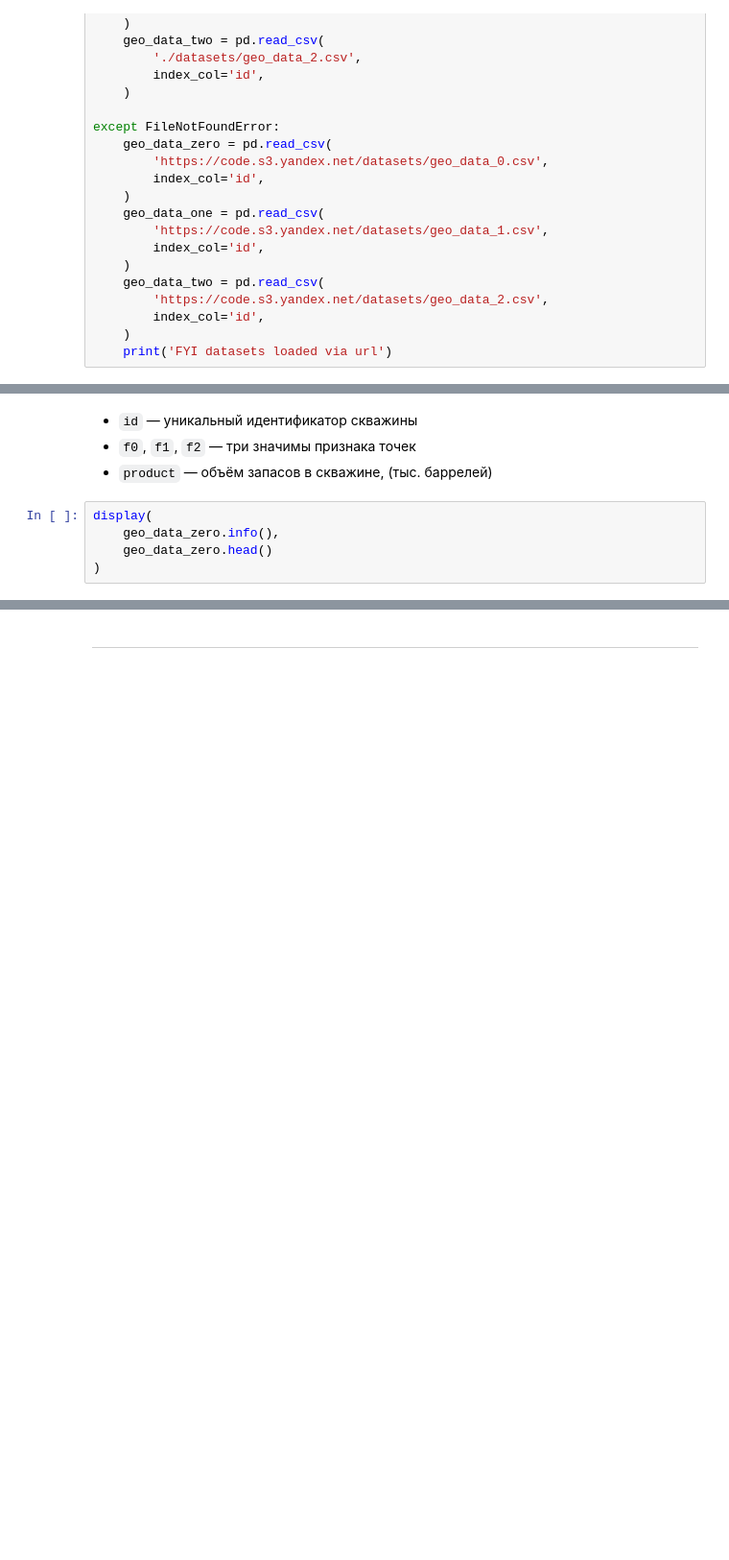
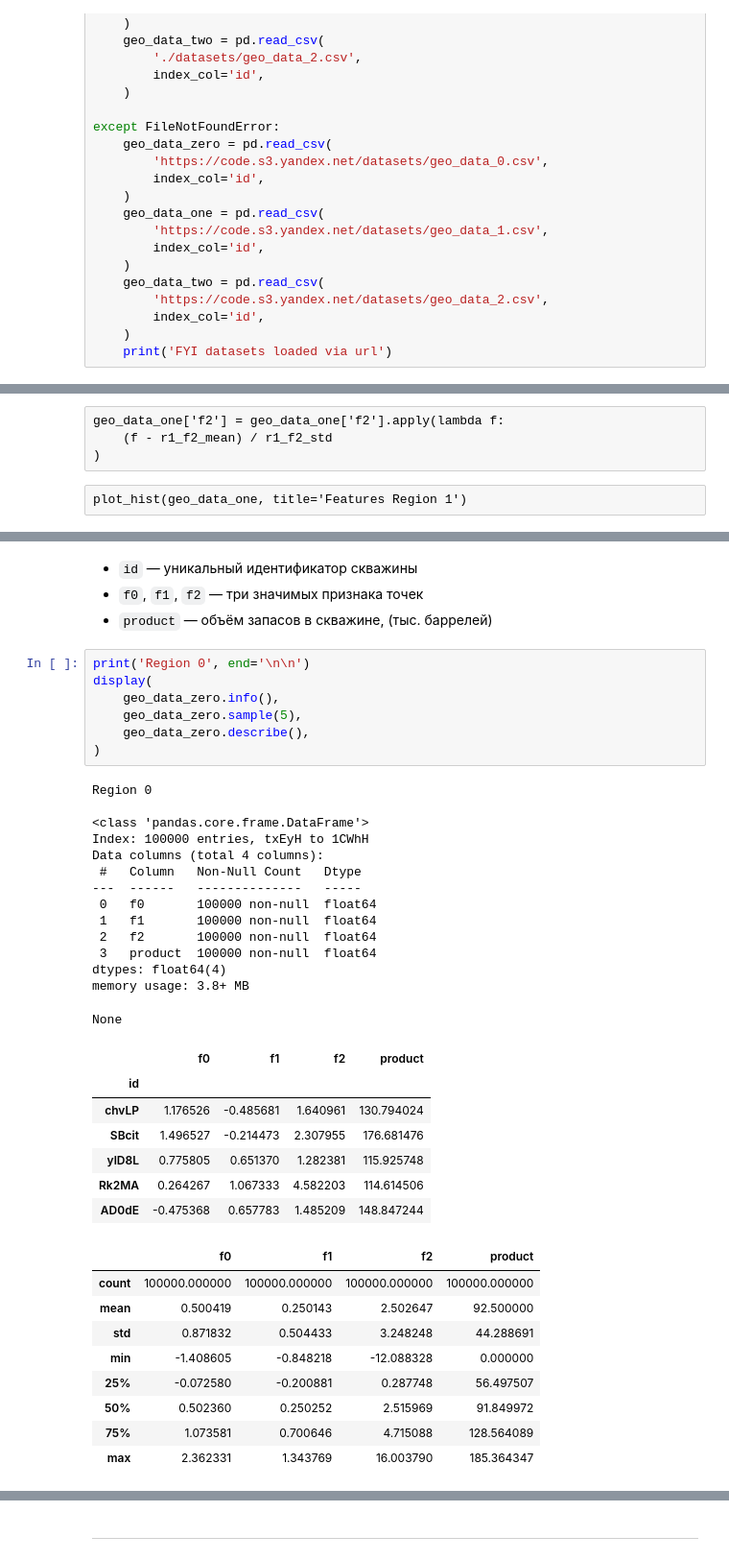
Before and after one commit to zabelin-ds/practicum, a Jupyter notebook: 08_project/sprint_11.ipynb, the cells around one changed output, grey strips where cells are left out. Shown at 96% size. Saved outputs shown, nothing was run; the diff lists cells and outputs as text; blank space fills up the shorter version.

```diff
--- a/08_project/sprint_11.ipynb
+++ b/08_project/sprint_11.ipynb
@@ -166,14 +188,53 @@ plot_hist(geo_data_one, title='Features Region 1')
+# %% [raw]
+geo_data_one['f2'] = geo_data_one['f2'].apply(lambda f:
+    (f - r1_f2_mean) / r1_f2_std
+)
+# %% [raw]
+plot_hist(geo_data_one, title='Features Region 1')
 # %%
 plot_hist(geo_data_two, title='Features Region 2')
 # %% [output]
 [drawing not drawn]
 # %% [markdown]
 - `id` — уникальный идентификатор скважины
-- `f0`, `f1`, `f2` — три значимы признака точек
+- `f0`, `f1`, `f2` — три значимых признака точек
 - `product` — объём запасов в скважине, (тыс. баррелей)
 # %%
+print('Region 0', end='\n\n')
 display(
     geo_data_zero.info(),
-    geo_data_zero.head()
+    geo_data_zero.sample(5),
+    geo_data_zero.describe(),
 )
+# %% [output]
+Region 0
+
+<class 'pandas.core.frame.DataFrame'>
+Index: 100000 entries, txEyH to 1CWhH
+Data columns (total 4 columns):
+ #   Column   Non-Null Count   Dtype
+---  ------   --------------   -----
+ 0   f0       100000 non-null  float64
+ 1   f1       100000 non-null  float64
+ 2   f2       100000 non-null  float64
+ 3   product  100000 non-null  float64
+dtypes: float64(4)
+memory usage: 3.8+ MB
+None
+|  | f0 | f1 | f2 | product |
+| id |  |  |  |  |
+| chvLP | 1.176526 | -0.485681 | 1.640961 | 130.794024 |
+| SBcit | 1.496527 | -0.214473 | 2.307955 | 176.681476 |
+| ylD8L | 0.775805 | 0.651370 | 1.282381 | 115.925748 |
+| Rk2MA | 0.264267 | 1.067333 | 4.582203 | 114.614506 |
+| AD0dE | -0.475368 | 0.657783 | 1.485209 | 148.847244 |
+|  | f0 | f1 | f2 | product |
+| count | 100000.000000 | 100000.000000 | 100000.000000 | 100000.000000 |
+| mean | 0.500419 | 0.250143 | 2.502647 | 92.500000 |
+| std | 0.871832 | 0.504433 | 3.248248 | 44.288691 |
+| min | -1.408605 | -0.848218 | -12.088328 | 0.000000 |
+| 25% | -0.072580 | -0.200881 | 0.287748 | 56.497507 |
+| 50% | 0.502360 | 0.250252 | 2.515969 | 91.849972 |
+| 75% | 1.073581 | 0.700646 | 4.715088 | 128.564089 |
+| max | 2.362331 | 1.343769 | 16.003790 | 185.364347 |
 # %%
```
Also changed, not shown: parts of 12 cells of this notebook, 2 other files.
